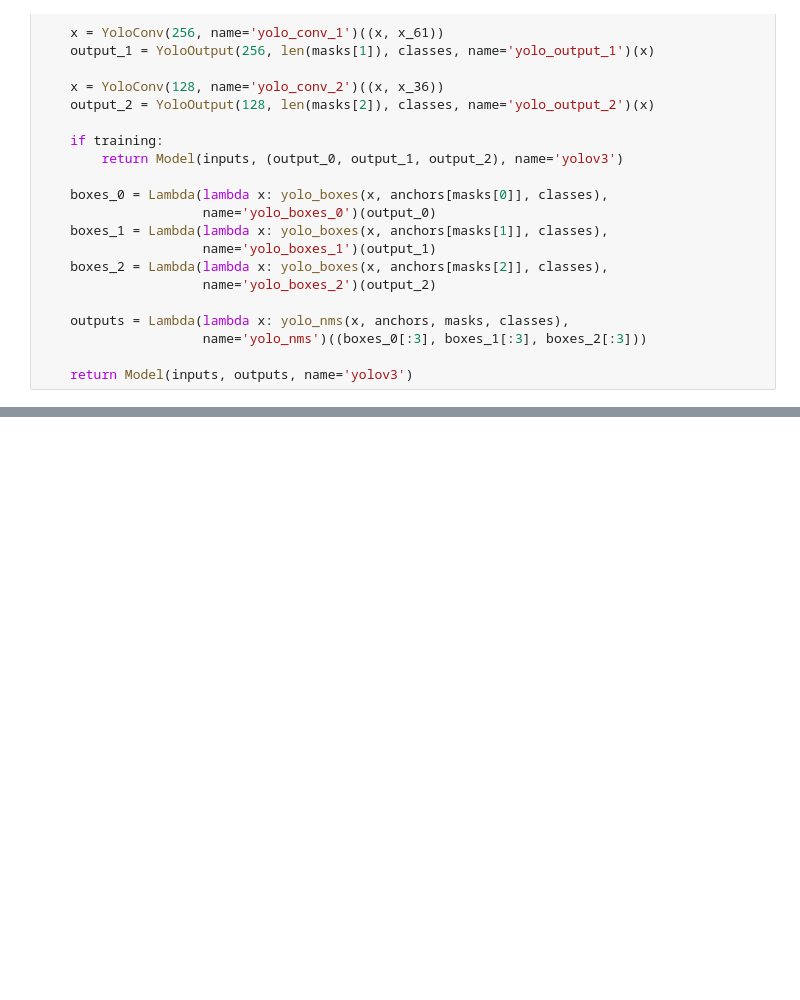
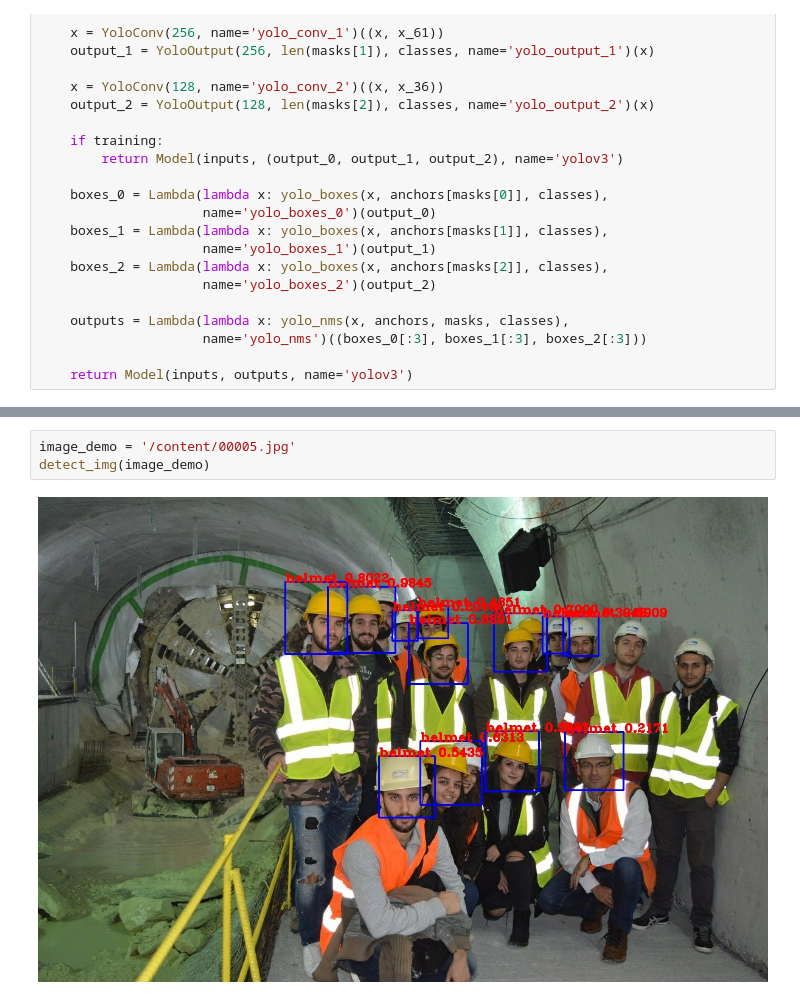
Before and after one commit to sayan0506/HardHead-Detection-for-Safety-Surveilance, a Jupyter notebook: Personal_Safety_Equipment_Detection_System_using_YoloV3.ipynb, the cells around one changed output, grey strips where cells are left out. Cells and saved outputs as stored; diff of their text form; blank space fills up the shorter version.

```diff
--- a/Personal_Safety_Equipment_Detection_System_using_YoloV3.ipynb
+++ b/Personal_Safety_Equipment_Detection_System_using_YoloV3.ipynb
@@ -771,0 +1321,5 @@ classifiers
+# %%
+image_demo = '/content/00005.jpg'
+detect_img(image_demo)
+# %% [output]
+[figure, added]
```
Also changed, not shown: parts of 39 cells of this notebook.
